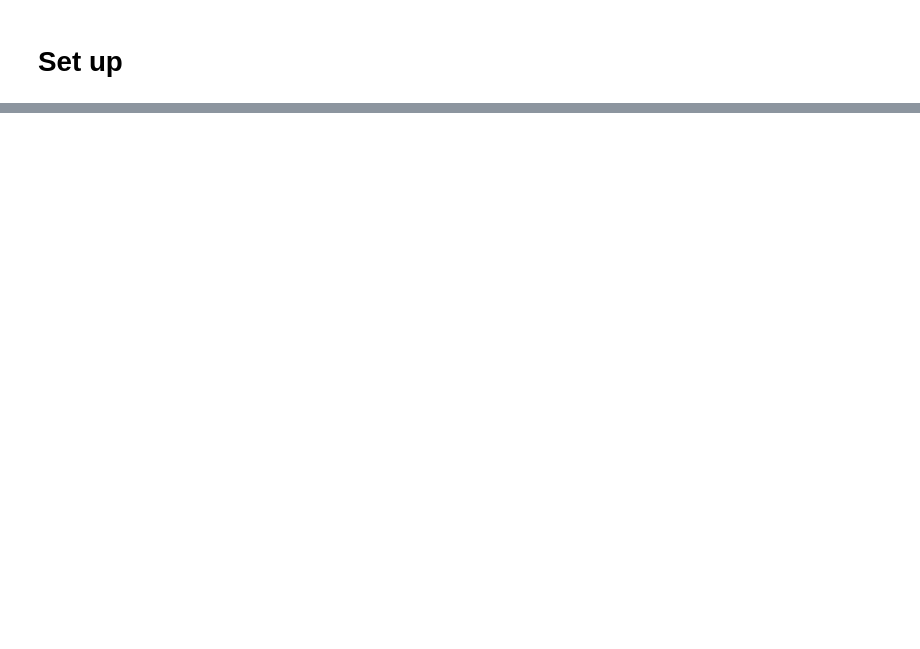
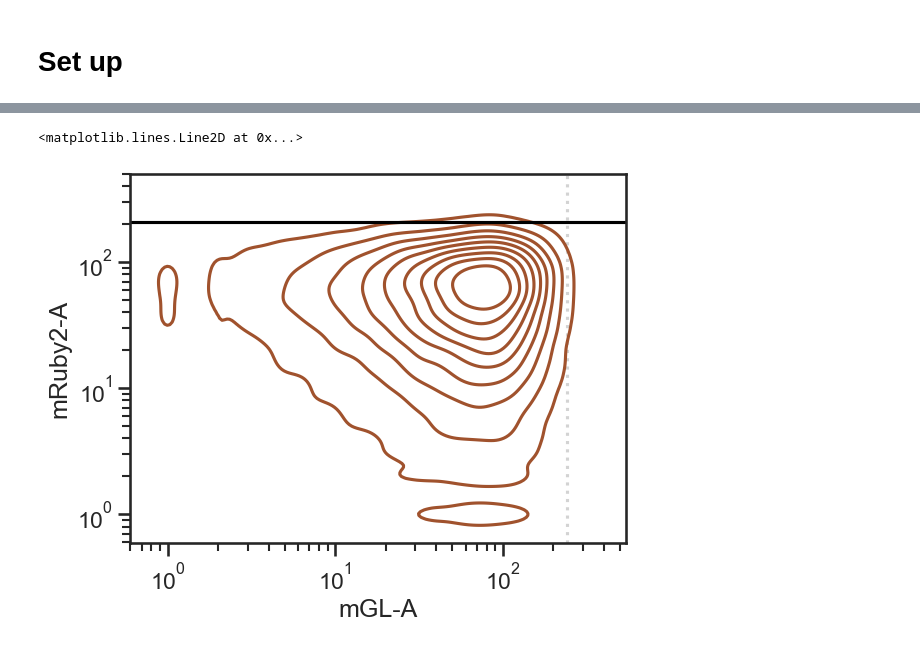
Before and after one commit to GallowayLabMIT/example-training, a Jupyter notebook: analysis_tutorials/flow-example_ComMAND.ipynb, the cells around one changed output, grey strips where cells are left out. Cells and saved outputs as stored; diff of their text form; code cells hidden in the pictures; blank space fills up the shorter version.

```diff
--- a/analysis_tutorials/flow-example_ComMAND.ipynb
+++ b/analysis_tutorials/flow-example_ComMAND.ipynb
@@ -294,0 +160,21 @@ display(stats)
+# %%
+# Define color palettes manually for constructs
+construct_palette = {
+    'RC140': 'black',
+    'RC142': 'grey',
+    'RC143': 'teal',
+    'AIO.039': 'darkorange',
+    'UT': 'sienna',
+}
+
+# Define color palettes for plotting 'ts_kind' (circuit type)
+circuit_palette = {
+    '–': 'dimgrey', # untransfected
+    'na': 'black',  # base gene
+    'NT': 'grey',   # OL circuit
+    'T': 'teal'     # CL circuit
+}
+
+# A modified continuous color palette, removing the hard-to-see yellow end
+# To use with plasmid amount, a continuous variable
+no_yellow_viridis = matplotlib.colors.ListedColormap(matplotlib.colormaps['viridis'](np.linspace(0,0.82,256)))
@@ -294,0 +194,4 @@ display(stats)
+# %%
+# Generate gates for each channel all at once
+gates = data.loc[data['construct']=='UT', channel_list].apply(lambda x: x.quantile(0.999))
+display(gates.to_dict())
@@ -294,0 +212,15 @@ display(stats)
+# %%
+# Subset data to exclude non-positive values for plotting on log axes
+data_log_friendly = data[(data['tagBFP-A']>0) & (data['mGL-A']>0) & (data['mRuby2-A']>0)].copy()
+# %%
+# Plot untransfected condition with gates as lines
+plot_df = data_log_friendly[data_log_friendly['construct']=='UT']
+x = 'mGL-A'
+y = 'mRuby2-A'
+f = sns.kdeplot(data=plot_df, x=x, y=y, hue='construct', palette=construct_palette,
+                log_scale=True, common_norm=False, legend=False)
+f.axvline(gates[x], color='lightgrey', ls=':', zorder=0) # for fun, change plot style
+f.axhline(gates[y], color='black')
+# %% [output]
+<matplotlib.lines.Line2D at 0x...>
+[figure, added]
```
Also changed, not shown: parts of 96 cells of this notebook, 2 other files.
